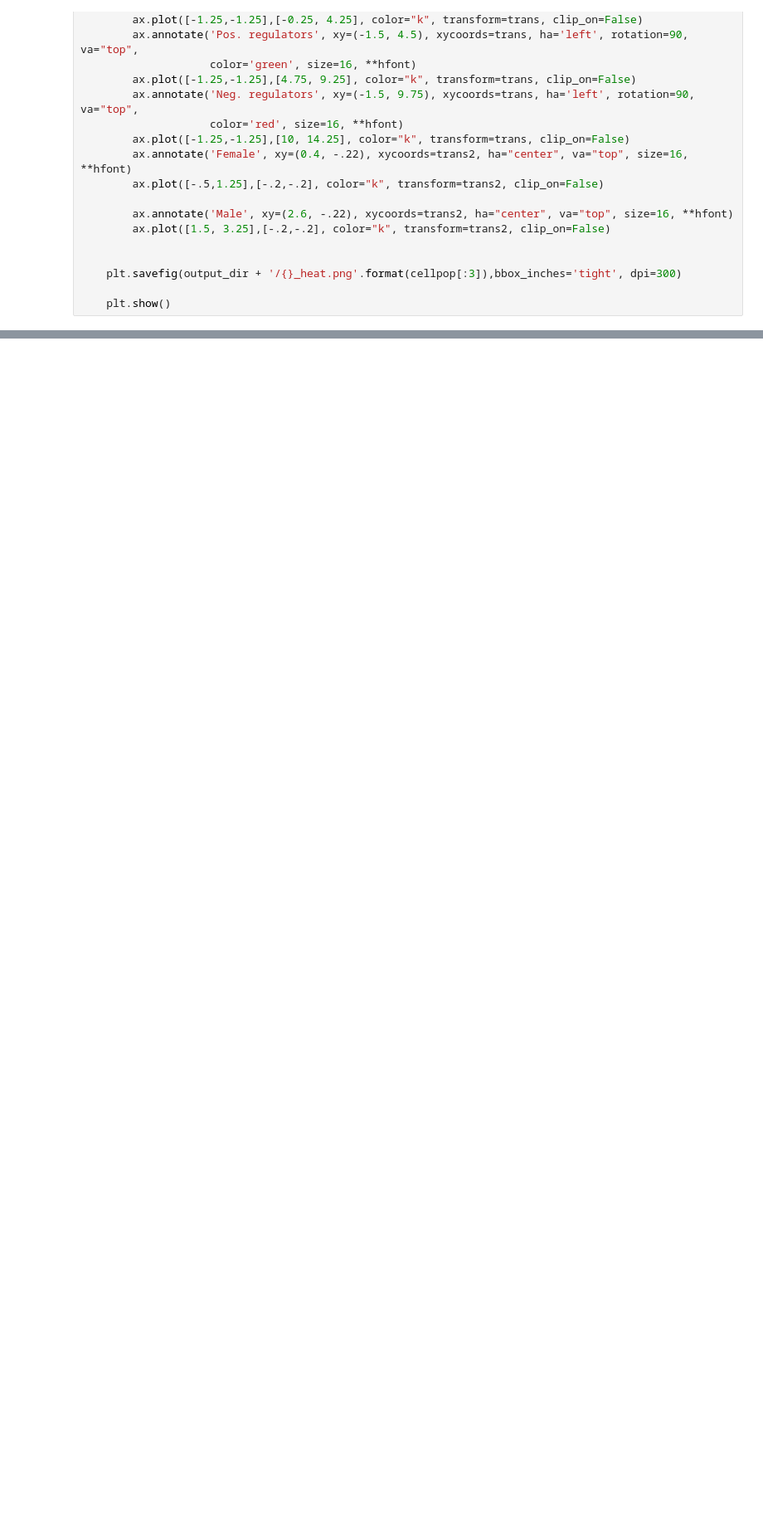
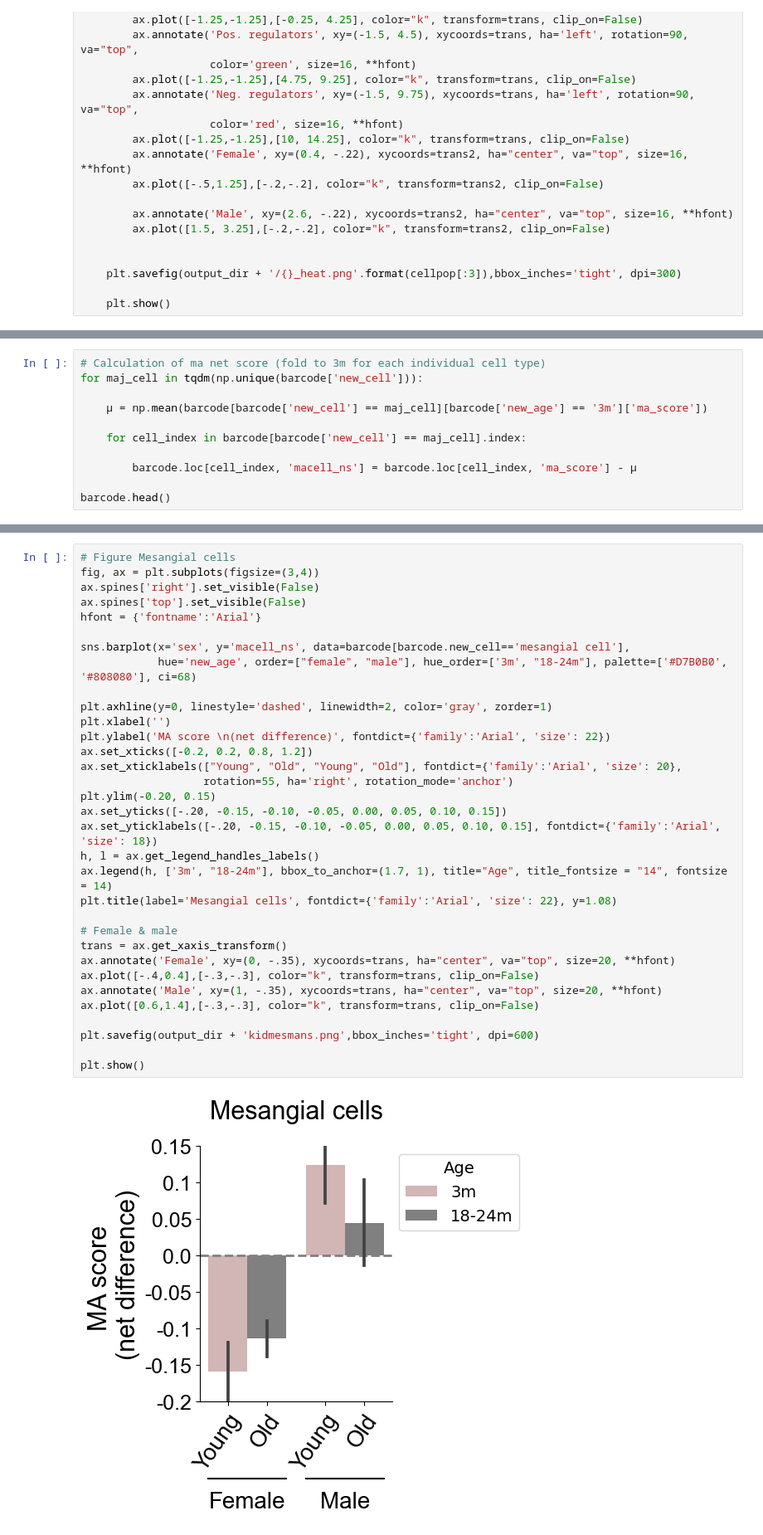
Before and after one commit to amsegura/Khawaja_et_al_2024, a Jupyter notebook: CMA_aging_Atlas_Kidney.ipynb, the cells around one changed output, grey strips where cells are left out. Shown at 83% size. Drawn from its saved outputs; the diff is of its cells as text; blank space fills up the shorter version.

```diff
--- a/CMA_aging_Atlas_Kidney.ipynb
+++ b/CMA_aging_Atlas_Kidney.ipynb
@@ -452,0 +822,11 @@ for i in cells:
+# %%
+# Calculation of ma net score (fold to 3m for each individual cell type)
+for maj_cell in tqdm(np.unique(barcode['new_cell'])):
+
+    µ = np.mean(barcode[barcode['new_cell'] == maj_cell][barcode['new_age'] == '3m']['ma_score'])
+
+    for cell_index in barcode[barcode['new_cell'] == maj_cell].index:
+
+        barcode.loc[cell_index, 'macell_ns'] = barcode.loc[cell_index, 'ma_score'] - µ
+
+barcode.head()
@@ -452,0 +842,35 @@ for i in cells:
+# %%
+# Figure Mesangial cells
+fig, ax = plt.subplots(figsize=(3,4))
+ax.spines['right'].set_visible(False)
+ax.spines['top'].set_visible(False)
+hfont = {'fontname':'Arial'}
+
+sns.barplot(x='sex', y='macell_ns', data=barcode[barcode.new_cell=='mesangial cell'],
+            hue='new_age', order=["female", "male"], hue_order=['3m', "18-24m"], palette=['#D7B0B0', '#808080'], ci=68)
+
+plt.axhline(y=0, linestyle='dashed', linewidth=2, color='gray', zorder=1)
+plt.xlabel('')
+plt.ylabel('MA score \n(net difference)', fontdict={'family':'Arial', 'size': 22})
+ax.set_xticks([-0.2, 0.2, 0.8, 1.2])
+ax.set_xticklabels(["Young", "Old", "Young", "Old"], fontdict={'family':'Arial', 'size': 20},
+                   rotation=55, ha='right', rotation_mode='anchor')
+plt.ylim(-0.20, 0.15)
+ax.set_yticks([-.20, -0.15, -0.10, -0.05, 0.00, 0.05, 0.10, 0.15])
+ax.set_yticklabels([-.20, -0.15, -0.10, -0.05, 0.00, 0.05, 0.10, 0.15], fontdict={'family':'Arial', 'size': 18})
+h, l = ax.get_legend_handles_labels()
+ax.legend(h, ['3m', "18-24m"], bbox_to_anchor=(1.7, 1), title="Age", title_fontsize = "14", fontsize = 14)
+plt.title(label='Mesangial cells', fontdict={'family':'Arial', 'size': 22}, y=1.08)
+
+# Female & male
+trans = ax.get_xaxis_transform()
+ax.annotate('Female', xy=(0, -.35), xycoords=trans, ha="center", va="top", size=20, **hfont)
+ax.plot([-.4,0.4],[-.3,-.3], color="k", transform=trans, clip_on=False)
+ax.annotate('Male', xy=(1, -.35), xycoords=trans, ha="center", va="top", size=20, **hfont)
+ax.plot([0.6,1.4],[-.3,-.3], color="k", transform=trans, clip_on=False)
+
+plt.savefig(output_dir + 'kidmesmans.png',bbox_inches='tight', dpi=600)
+
+plt.show()
+# %% [output]
+[figure, added]
```
Also changed, not shown: parts of 37 cells of this notebook, 5 other files.
